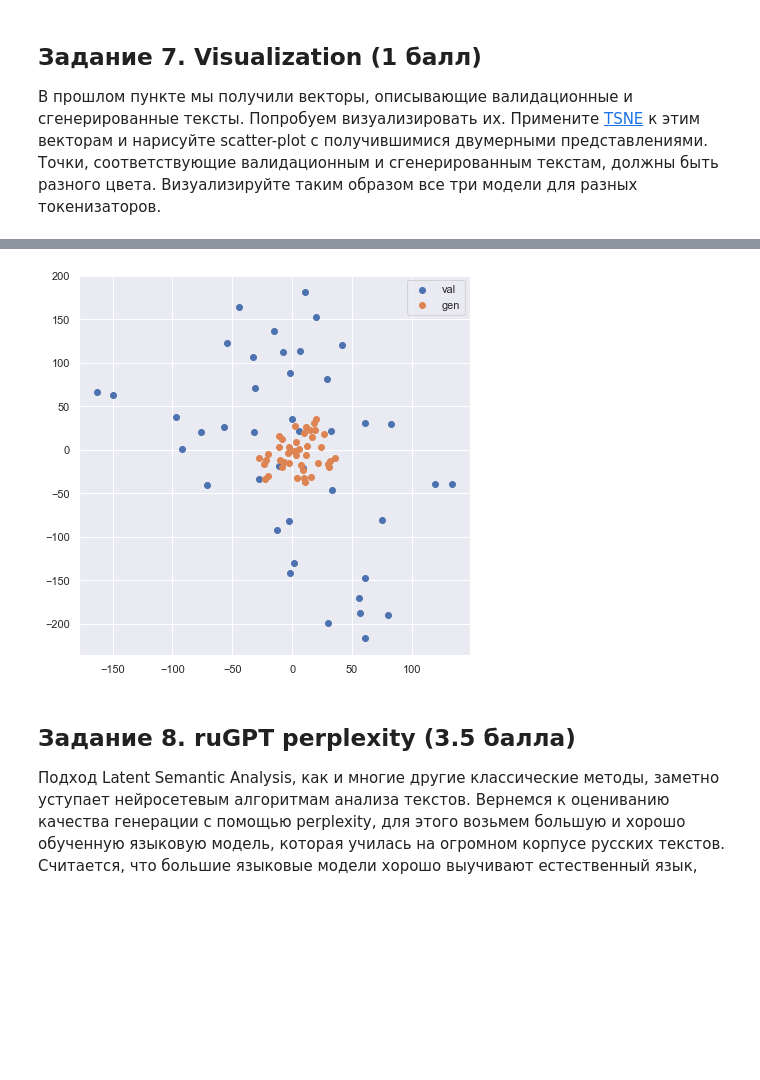
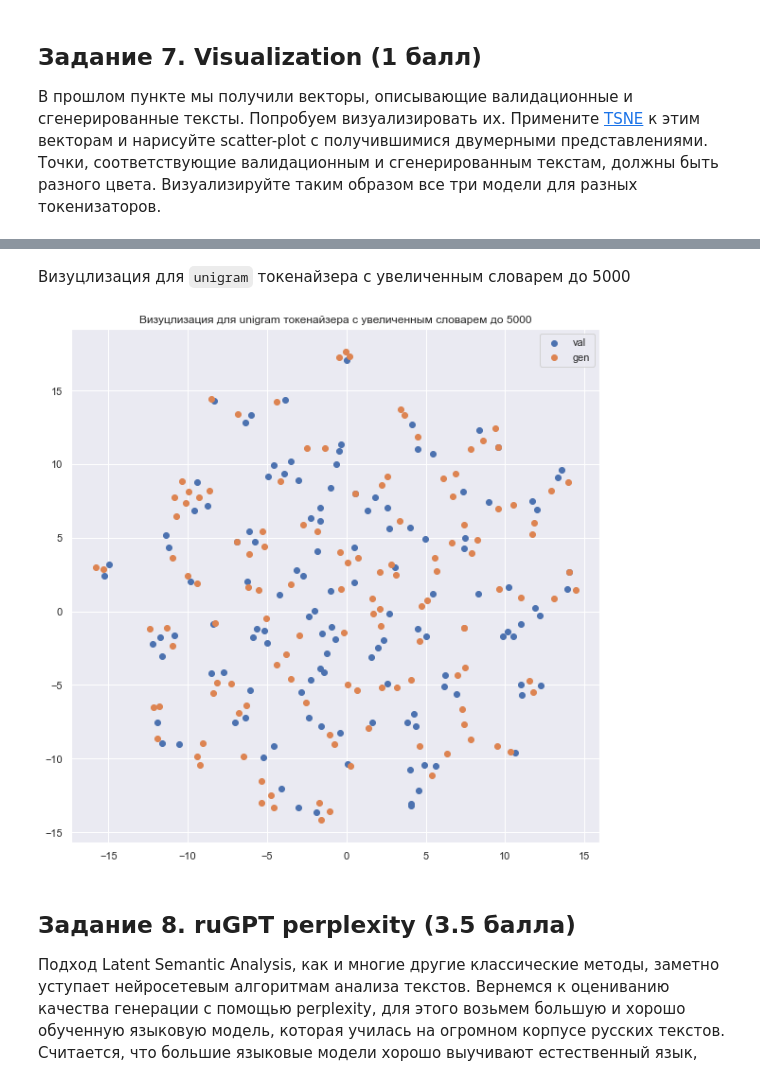
Before and after one commit to tutugarin/dl-course-hse, a Jupyter notebook: shw-03/shw_03_rnn_Ershov.ipynb, the cells around one changed output, grey strips where cells are left out. Saved outputs shown, nothing was run; the diff lists cells and outputs as text; code cells hidden in the pictures; blank space fills up the shorter version.

```diff
--- a/shw-03/shw_03_rnn_Ershov.ipynb
+++ b/shw-03/shw_03_rnn_Ershov.ipynb
@@ -320,13 +329,11 @@ from sklearn.decomposition import TruncatedSVD
 from sklearn.metrics.pairwise import cosine_similarity
 
 
-def lsa(model: LanguageModel):
-    val_data = TextDataset(data_file='jokes.txt', train=False, sp_model_prefix='tokenizer')
-    n = len(val_data)
-
+def lsa(model: LanguageModel, data: TextDataset):
+    n = len(data)
     texts = []
-    for tokens, _ in val_data:
-        texts.append(val_data.ids2text(tokens))
+    for tokens, _ in data:
+        texts.append(data.ids2text(tokens))
 
     for _ in range(n):
         texts.append(model.inference())
@@ -334,7 +341,7 @@ def lsa(model: LanguageModel):
     vectorizer = TfidfVectorizer().fit(texts)
     texts_tf_idf = vectorizer.transform(texts).T
 
-    svd = TruncatedSVD(n_components=42, random_state=42).fit(texts_tf_idf)
+    svd = TruncatedSVD(n_components=100, random_state=42).fit(texts_tf_idf)
 
     vectors_val = svd.components_[:, :n]
     vectors_generated = svd.components_[:, n:]
@@ -365,9 +372,9 @@ lstm5000_lsa
 # %%
 val_data = TextDataset(data_file='jokes.txt', train=False, vocab_size=5000, model_type='unigram', sp_model_prefix='tokenizer_unigram5000')
-model = LanguageModel(val_data, rnn_type=nn.LSTM).to(DEVICE)
-model.load_state_dict(torch.load('lstm_unigram5000.model', map_location=torch.device(DEVICE)))
-model.eval()
+lstm_unigram5000 = LanguageModel(val_data, rnn_type=nn.LSTM).to(DEVICE)
+lstm_unigram5000.load_state_dict(torch.load('lstm_unigram5000.model', map_location=torch.device(DEVICE)))
+lstm_unigram5000.eval()
 
-lstm_unigram5000_lsa, lstm_unigram5000_v_val, lstm_unigram5000_v_gen = lsa(model)
+lstm_unigram5000_lsa, lstm_unigram5000_v_val, lstm_unigram5000_v_gen = lsa(lstm_unigram5000, val_data)
 lstm_unigram5000_lsa
 # %% [output]
@@ -410,15 +430,20 @@ plt.show()
+# %% [markdown]
+Визуцлизация для `unigram` токенайзера c увеличенным словарем до 5000
 # %%
-lstm_unigram5000_v_val_embedded = TSNE(n_components=2, learning_rate='auto', init='random', perplexity=3).fit_transform(lstm_unigram5000_v_val)
-lstm_unigram5000_v_gen_embedded = TSNE(n_components=2, learning_rate='auto', init='random', perplexity=3).fit_transform(lstm_unigram5000_v_gen)
+vectors_val_lstm = lstm_unigram5000_v_val[np.random.randint(lstm_unigram5000_v_val.shape[0], size=256)]
+vectors_gen_lstm = lstm_unigram5000_v_gen[np.random.randint(lstm_unigram5000_v_gen.shape[0], size=256)]
 
-fig, ax = plt.subplots(figsize=(7, 7))
-ax.scatter(x=lstm_unigram5000_v_val_embedded.T[0], y=lstm_unigram5000_v_val_embedded.T[1], label='val')
-ax.scatter(x=lstm_unigram5000_v_gen_embedded.T[0], y=lstm_unigram5000_v_gen_embedded.T[1], label='gen')
+points = TSNE(n_components=2, perplexity=40, learning_rate='auto',init='random').fit_transform(vectors_val_lstm + vectors_gen_lstm)
 
-ax.legend()
+plt.subplots(figsize=(10, 10))
+plt.scatter(points[:int(len(vectors_val_lstm) / 2), 0], points[:int(len(vectors_val_lstm) / 2), 1], label='val')
+plt.scatter(points[int(len(vectors_val_lstm) / 2):, 0], points[int(len(vectors_val_lstm) / 2):, 1], label='gen')
+
+plt.legend()
+plt.title('Визуцлизация для unigram токенайзера c увеличенным словарем до 5000')
 plt.show()
 # %% [output]
-[figure, old version]
+[figure, new version]
 # %% [markdown]
 ## Задание 8. ruGPT perplexity (3.5 балла)
 
```
Also changed, not shown: parts of 25 cells of this notebook.
